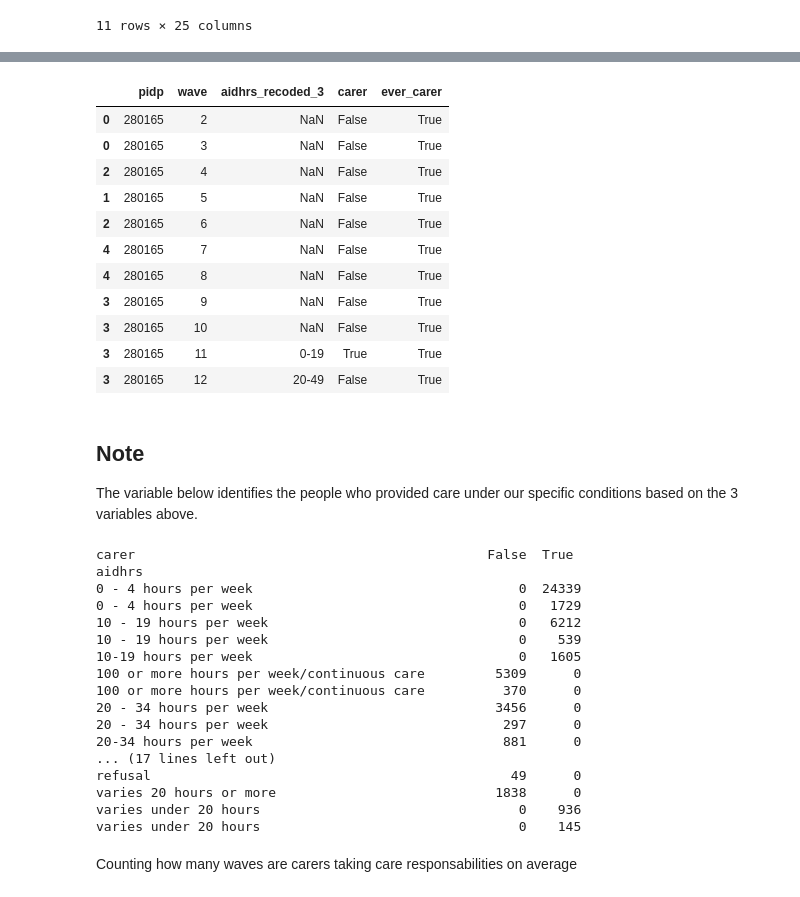
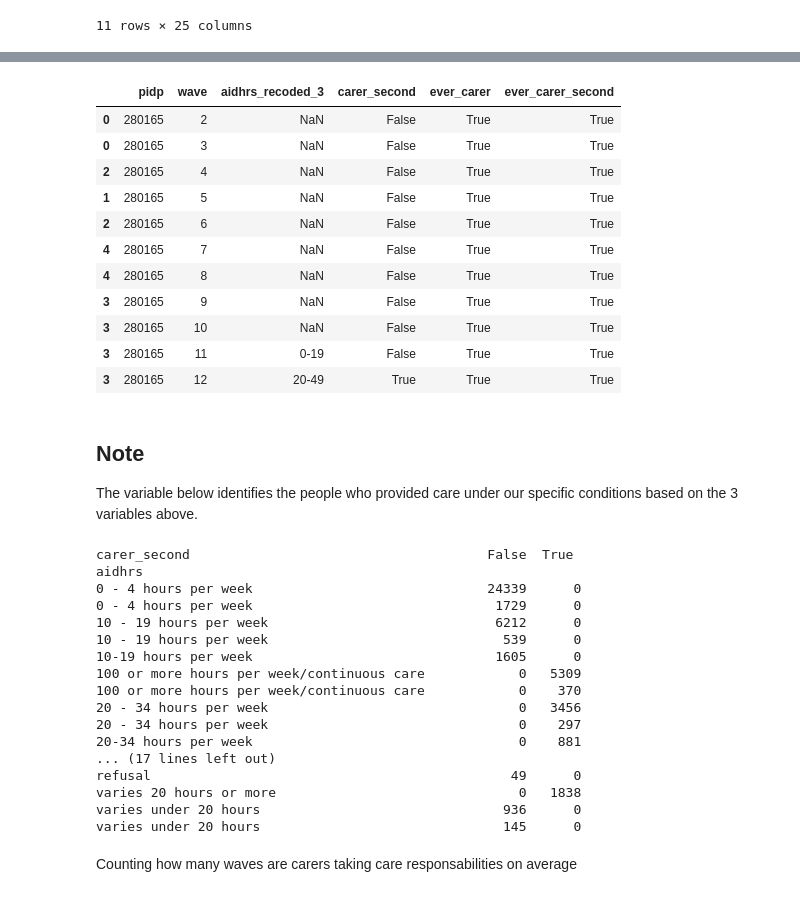
Before and after one commit to centre-for-care/costofcare, a Jupyter notebook: final_analysis_consecutive_waves_20+.ipynb, the cells around one changed output, grey strips where cells are left out. Drawn from its saved outputs; the diff is of its cells as text; code cells hidden in the pictures.

```diff
--- a/final_analysis_consecutive_waves.ipynb
+++ b/final_analysis_consecutive_waves_20+.ipynb
@@ -197,7 +226,9 @@ data_6[data_6.pidp==280165]
 11 rows × 25 columns
 # %%
 data_6['carer'] = (data_6.aidhrs_recoded_3 == '0-19')
-data_6['ever_carer'] = data_6.groupby('pidp')['carer'].transform(any)
+data_6['carer_second'] = (data_6.aidhrs_recoded_3 == '20-49') | (data_6.aidhrs_recoded_3 == '50+')
+data_6['ever_carer'] = data_6.groupby('pidp')['carer_second'].transform(any)
+data_6['ever_carer_second'] = data_6.groupby('pidp')['carer'].transform(any)
 # %% [output]
 A value is trying to be set on a copy of a slice from a DataFrame.
 Try using .loc[row_indexer,col_indexer] = value instead
@@ -212,16 +253,16 @@ See the caveats in the documentation: https://pandas.pydata.org/pandas-docs/stab
 # %%
-data_6[data_6.pidp==280165][['pidp', 'wave', 'aidhrs_recoded_3', 'carer', 'ever_carer']]
+data_6[data_6.pidp==280165][['pidp', 'wave', 'aidhrs_recoded_3', 'carer_second', 'ever_carer', 'ever_carer_second']]
 # %% [output]
-|  | pidp | wave | aidhrs_recoded_3 | carer | ever_carer |
-| 0 | 280165 | 2 | NaN | False | True |
-| 0 | 280165 | 3 | NaN | False | True |
-| 2 | 280165 | 4 | NaN | False | True |
-| 1 | 280165 | 5 | NaN | False | True |
-| 2 | 280165 | 6 | NaN | False | True |
-| 4 | 280165 | 7 | NaN | False | True |
-| 4 | 280165 | 8 | NaN | False | True |
-| 3 | 280165 | 9 | NaN | False | True |
-| 3 | 280165 | 10 | NaN | False | True |
-| 3 | 280165 | 11 | 0-19 | True | True |
-| 3 | 280165 | 12 | 20-49 | False | True |
+|  | pidp | wave | aidhrs_recoded_3 | carer_second | ever_carer | ever_carer_second |
+| 0 | 280165 | 2 | NaN | False | True | True |
+| 0 | 280165 | 3 | NaN | False | True | True |
+| 2 | 280165 | 4 | NaN | False | True | True |
+| 1 | 280165 | 5 | NaN | False | True | True |
+| 2 | 280165 | 6 | NaN | False | True | True |
+| 4 | 280165 | 7 | NaN | False | True | True |
+| 4 | 280165 | 8 | NaN | False | True | True |
+| 3 | 280165 | 9 | NaN | False | True | True |
+| 3 | 280165 | 10 | NaN | False | True | True |
+| 3 | 280165 | 11 | 0-19 | False | True | True |
+| 3 | 280165 | 12 | 20-49 | True | True | True |
 # %%
@@ -232,26 +273,26 @@ The variable below identifies the people who provided care under our specific co
 # %%
 #data_6['carer'] = ((data_6.aidhh_recoded == 'yes') | (data_6.aidxhh_recoded == 'yes') | (~data_6.aidhrs_recoded_3.isnull()))
 # %%
-tab3 = pd.crosstab(data_6.aidhrs, data_6.carer)
+tab3 = pd.crosstab(data_6.aidhrs, data_6.carer_second)
 print(tab3)
 # %% [output]
-carer                                             False  True
+carer_second                                      False  True
 aidhrs
-0 - 4 hours per week                                  0  24339
-0 - 4 hours per week                                  0   1729
-10 - 19 hours per week                                0   6212
-10 - 19 hours per week                                0    539
-10-19 hours per week                                  0   1605
-100 or more hours per week/continuous care         5309      0
-100 or more hours per week/continuous care          370      0
-20 - 34 hours per week                             3456      0
-20 - 34 hours per week                              297      0
-20-34 hours per week                                881      0
+0 - 4 hours per week                              24339      0
+0 - 4 hours per week                               1729      0
+10 - 19 hours per week                             6212      0
+10 - 19 hours per week                              539      0
+10-19 hours per week                               1605      0
+100 or more hours per week/continuous care            0   5309
+100 or more hours per week/continuous care            0    370
+20 - 34 hours per week                                0   3456
+20 - 34 hours per week                                0    297
+20-34 hours per week                                  0    881
 ... (17 lines left out)
 refusal                                              49      0
-varies 20 hours or more                            1838      0
-varies under 20 hours                                 0    936
-varies under 20 hours                                 0    145
+varies 20 hours or more                               0   1838
+varies under 20 hours                               936      0
+varies under 20 hours                               145      0
 # %% [markdown]
 Counting how many waves are carers taking care responsabilities on average
 # %%
```
Also changed, not shown: parts of 21 cells of this notebook, 3 other files.
